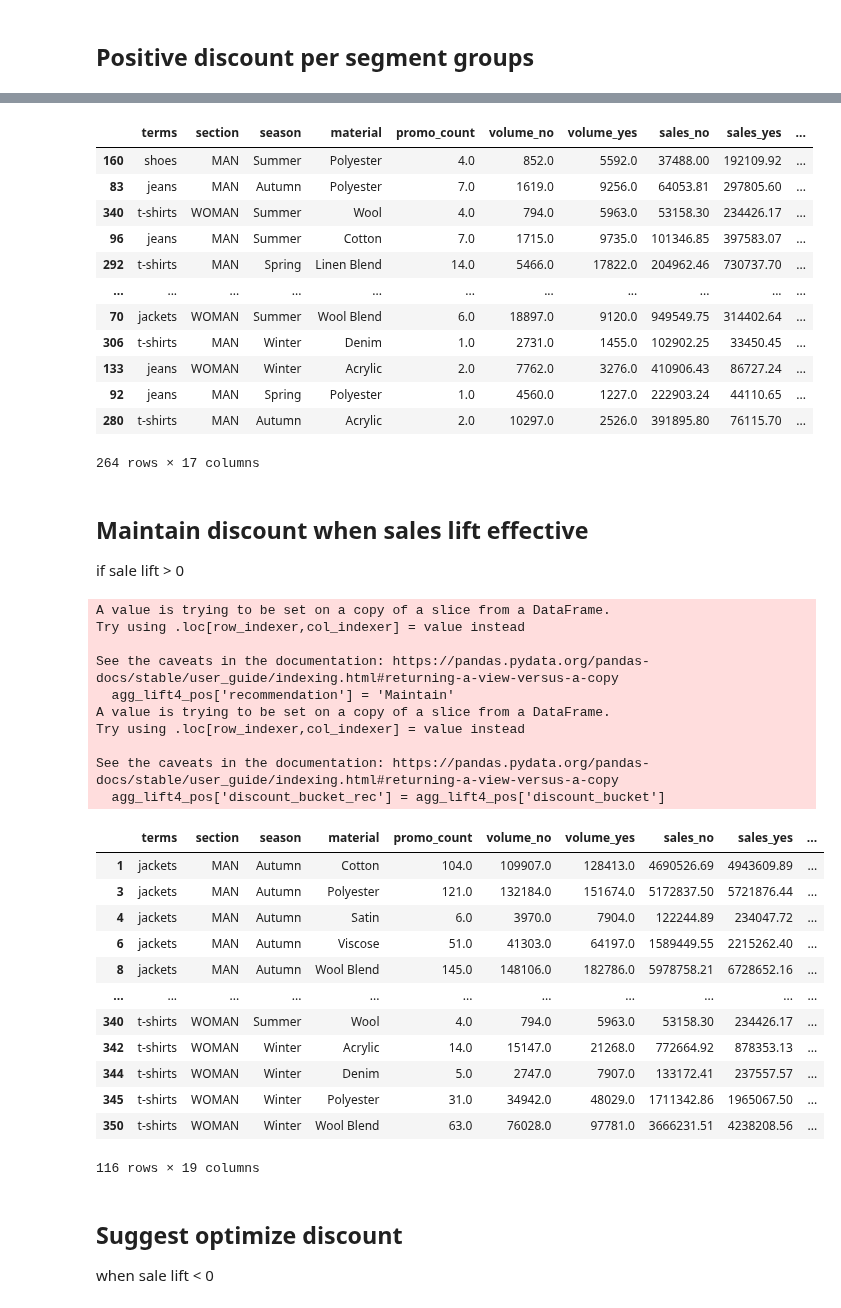
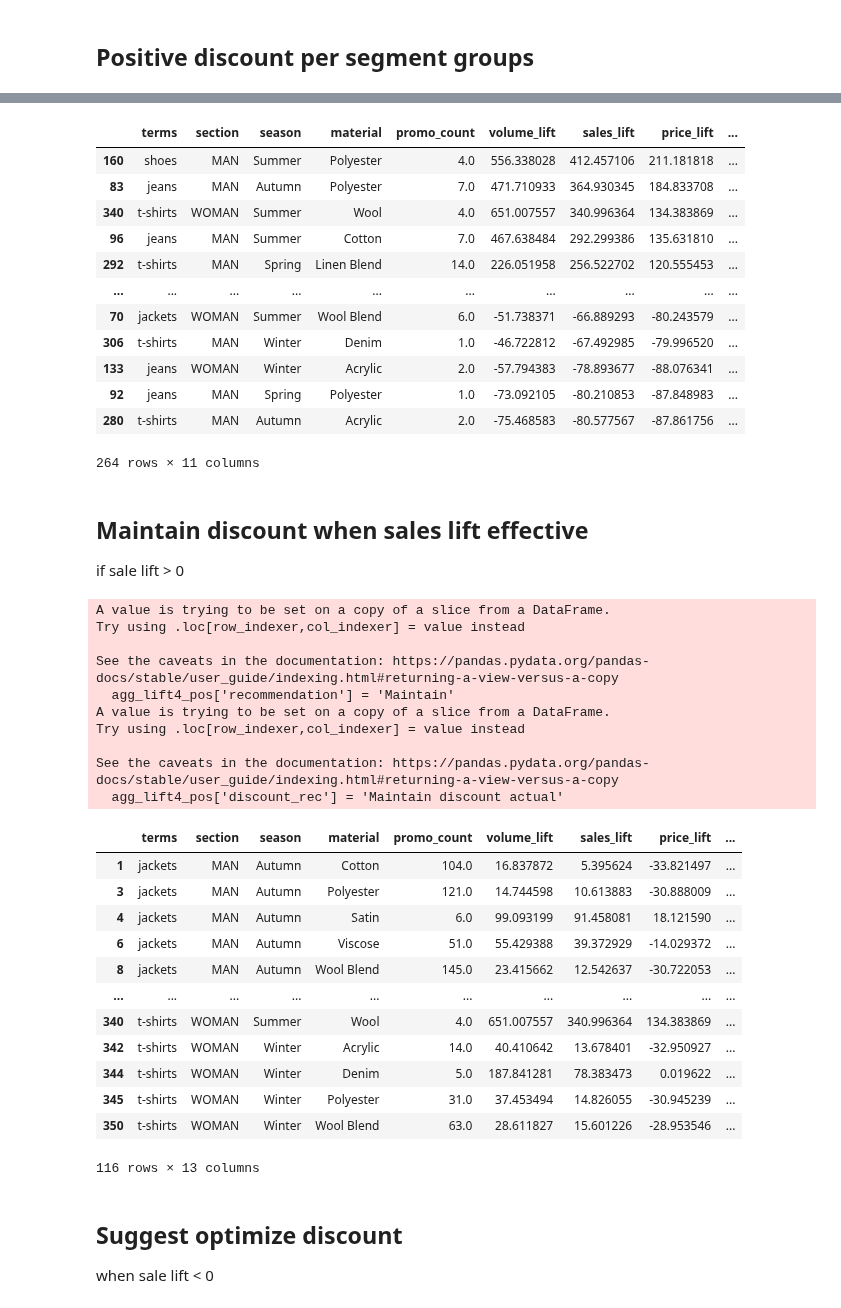
Before and after one commit to tamngm/demokit-megaverse, a Jupyter notebook: notebook/eda_marixe_zara_product_pricing.ipynb, the cells around one changed output, grey strips where cells are left out. Drawn from its saved outputs; the diff is of its cells as text; code cells hidden in the pictures.

```diff
--- a/notebook/eda_marixe_zara_product_pricing.ipynb
+++ b/notebook/eda_marixe_zara_product_pricing.ipynb
@@ -36,7 +36,7 @@ kaggle_dataset_name = "marixe/zara-sales-for-eda"
 # %% [markdown]
 # Import dataset
 # %%
-file_path = r'C:\Users\minhtam.nguyen\.cache\kagglehub\datasets\marixe\zara-sales-for-eda\versions\5\Zara_sales_EDA.csv'
+file_path = r'C:\\Users\\haiduong.nguyenle\\.cache\\kagglehub\\datasets\\marixe\\zara-sales-for-eda\\versions\\5\\Zara_sales_EDA.csv'
 
 df = pd.read_csv(file_path, delimiter=';')
 print(f'data shape: {df.shape}')
@@ -253,14 +253,17 @@ def uplift_calcul(df, promo, nonpromo):
     formule= (df[promo] - df[nonpromo]) / df[nonpromo] * 100
     return formule
 
-def df_uplift(df: pd.DataFrame, removeothercols=False):
+def df_uplift(df, removeothercol):
+
     df['volume_lift'] = uplift_calcul(df, 'volume_yes', 'volume_no')
     df['sales_lift'] = uplift_calcul(df, 'sales_yes', 'sales_no')
     df['price_lift'] = uplift_calcul(df, 'price_yes', 'price_no')
     df['discount_actual'] = 1 - ((1 + df['sales_lift']/100) / (1 + df['volume_lift']/100))
-    if removeothercols == True:
+    if removeothercol == False:
+        return df
+    else:
         df.drop(columns=['volume_no', 'volume_yes', 'sales_no', 'sales_yes', 'price_no', 'price_yes'], inplace=True)
-    return df
+        return df
 # %%
 agg_lift2 = agg_lift.groupby(by=['section', 'terms'])[['volume_no', 'volume_yes', 'sales_no', 'sales_yes', 'price_no',
        'price_yes']].sum().reset_index()
@@ -335,7 +338,7 @@ Index(['Product Position', 'terms', 'section', 'season', 'material',
 agg_lift4 = agg_lift.groupby(by=['terms', 'section', 'season', 'material'])[['promo_count', 'volume_no', 'volume_yes', 'sales_no', 'sales_yes', 'price_no',
        'price_yes']].sum().reset_index()
 
-agg_lift4 = df_uplift(agg_lift4)
+agg_lift4 = df_uplift(agg_lift4, False)
 agg_lift4 = agg_lift4.dropna()
 agg_lift4
 # %% [output]
@@ -629,52 +630,52 @@ agg_lift4
 # %%
 agg_lift4.sort_values('sales_lift', ascending=False)
 # %% [output]
-|  | terms | section | season | material | promo_count | volume_no | volume_yes | sales_no | sales_yes | ... |
-| 160 | shoes | MAN | Summer | Polyester | 4.0 | 852.0 | 5592.0 | 37488.00 | 192109.92 | ... |
-| 83 | jeans | MAN | Autumn | Polyester | 7.0 | 1619.0 | 9256.0 | 64053.81 | 297805.60 | ... |
-| 340 | t-shirts | WOMAN | Summer | Wool | 4.0 | 794.0 | 5963.0 | 53158.30 | 234426.17 | ... |
-| 96 | jeans | MAN | Summer | Cotton | 7.0 | 1715.0 | 9735.0 | 101346.85 | 397583.07 | ... |
-| 292 | t-shirts | MAN | Spring | Linen Blend | 14.0 | 5466.0 | 17822.0 | 204962.46 | 730737.70 | ... |
-| ... | ... | ... | ... | ... | ... | ... | ... | ... | ... | ... |
-| 70 | jackets | WOMAN | Summer | Wool Blend | 6.0 | 18897.0 | 9120.0 | 949549.75 | 314402.64 | ... |
-| 306 | t-shirts | MAN | Winter | Denim | 1.0 | 2731.0 | 1455.0 | 102902.25 | 33450.45 | ... |
-| 133 | jeans | WOMAN | Winter | Acrylic | 2.0 | 7762.0 | 3276.0 | 410906.43 | 86727.24 | ... |
-| 92 | jeans | MAN | Spring | Polyester | 1.0 | 4560.0 | 1227.0 | 222903.24 | 44110.65 | ... |
-| 280 | t-shirts | MAN | Autumn | Acrylic | 2.0 | 10297.0 | 2526.0 | 391895.80 | 76115.70 | ... |
+|  | terms | section | season | material | promo_count | volume_lift | sales_lift | price_lift | ... |
+| 160 | shoes | MAN | Summer | Polyester | 4.0 | 556.338028 | 412.457106 | 211.181818 | ... |
+| 83 | jeans | MAN | Autumn | Polyester | 7.0 | 471.710933 | 364.930345 | 184.833708 | ... |
+| 340 | t-shirts | WOMAN | Summer | Wool | 4.0 | 651.007557 | 340.996364 | 134.383869 | ... |
+| 96 | jeans | MAN | Summer | Cotton | 7.0 | 467.638484 | 292.299386 | 135.631810 | ... |
+| 292 | t-shirts | MAN | Spring | Linen Blend | 14.0 | 226.051958 | 256.522702 | 120.555453 | ... |
+| ... | ... | ... | ... | ... | ... | ... | ... | ... | ... |
+| 70 | jackets | WOMAN | Summer | Wool Blend | 6.0 | -51.738371 | -66.889293 | -80.243579 | ... |
+| 306 | t-shirts | MAN | Winter | Denim | 1.0 | -46.722812 | -67.492985 | -79.996520 | ... |
+| 133 | jeans | WOMAN | Winter | Acrylic | 2.0 | -57.794383 | -78.893677 | -88.076341 | ... |
+| 92 | jeans | MAN | Spring | Polyester | 1.0 | -73.092105 | -80.210853 | -87.848983 | ... |
+| 280 | t-shirts | MAN | Autumn | Acrylic | 2.0 | -75.468583 | -80.577567 | -87.861756 | ... |
-264 rows × 17 columns
+264 rows × 11 columns
 # %% [markdown]
 ## Maintain discount when sales lift effective
 if sale lift > 0
 # %%
 agg_lift4_pos = agg_lift4[(agg_lift4.sales_lift > 0)]
 agg_lift4_pos['recommendation'] = 'Maintain'
-agg_lift4_pos['discount_bucket_rec'] = agg_lift4_pos['discount_bucket']
+agg_lift4_pos['discount_rec'] = 'Maintain discount actual'
 result_pos = agg_lift4_pos
 result_pos
 # %% [output]
 A value is trying to be set on a copy of a slice from a DataFrame.
 Try using .loc[row_indexer,col_indexer] = value instead
 
 See the caveats in the documentation: https://pandas.pydata.org/pandas-docs/stable/user_guide/indexing.html#returning-a-view-versus-a-copy
   agg_lift4_pos['recommendation'] = 'Maintain'
 A value is trying to be set on a copy of a slice from a DataFrame.
 Try using .loc[row_indexer,col_indexer] = value instead
 
 See the caveats in the documentation: https://pandas.pydata.org/pandas-docs/stable/user_guide/indexing.html#returning-a-view-versus-a-copy
-  agg_lift4_pos['discount_bucket_rec'] = agg_lift4_pos['discount_bucket']
+  agg_lift4_pos['discount_rec'] = 'Maintain discount actual'
-|  | terms | section | season | material | promo_count | volume_no | volume_yes | sales_no | sales_yes | ... |
-| 1 | jackets | MAN | Autumn | Cotton | 104.0 | 109907.0 | 128413.0 | 4690526.69 | 4943609.89 | ... |
-| 3 | jackets | MAN | Autumn | Polyester | 121.0 | 132184.0 | 151674.0 | 5172837.50 | 5721876.44 | ... |
-| 4 | jackets | MAN | Autumn | Satin | 6.0 | 3970.0 | 7904.0 | 122244.89 | 234047.72 | ... |
-| 6 | jackets | MAN | Autumn | Viscose | 51.0 | 41303.0 | 64197.0 | 1589449.55 | 2215262.40 | ... |
-| 8 | jackets | MAN | Autumn | Wool Blend | 145.0 | 148106.0 | 182786.0 | 5978758.21 | 6728652.16 | ... |
-| ... | ... | ... | ... | ... | ... | ... | ... | ... | ... | ... |
-| 340 | t-shirts | WOMAN | Summer | Wool | 4.0 | 794.0 | 5963.0 | 53158.30 | 234426.17 | ... |
-| 342 | t-shirts | WOMAN | Winter | Acrylic | 14.0 | 15147.0 | 21268.0 | 772664.92 | 878353.13 | ... |
-| 344 | t-shirts | WOMAN | Winter | Denim | 5.0 | 2747.0 | 7907.0 | 133172.41 | 237557.57 | ... |
-| 345 | t-shirts | WOMAN | Winter | Polyester | 31.0 | 34942.0 | 48029.0 | 1711342.86 | 1965067.50 | ... |
-| 350 | t-shirts | WOMAN | Winter | Wool Blend | 63.0 | 76028.0 | 97781.0 | 3666231.51 | 4238208.56 | ... |
+|  | terms | section | season | material | promo_count | volume_lift | sales_lift | price_lift | ... |
+| 1 | jackets | MAN | Autumn | Cotton | 104.0 | 16.837872 | 5.395624 | -33.821497 | ... |
+| 3 | jackets | MAN | Autumn | Polyester | 121.0 | 14.744598 | 10.613883 | -30.888009 | ... |
+| 4 | jackets | MAN | Autumn | Satin | 6.0 | 99.093199 | 91.458081 | 18.121590 | ... |
+| 6 | jackets | MAN | Autumn | Viscose | 51.0 | 55.429388 | 39.372929 | -14.029372 | ... |
+| 8 | jackets | MAN | Autumn | Wool Blend | 145.0 | 23.415662 | 12.542637 | -30.722053 | ... |
+| ... | ... | ... | ... | ... | ... | ... | ... | ... | ... |
+| 340 | t-shirts | WOMAN | Summer | Wool | 4.0 | 651.007557 | 340.996364 | 134.383869 | ... |
+| 342 | t-shirts | WOMAN | Winter | Acrylic | 14.0 | 40.410642 | 13.678401 | -32.950927 | ... |
+| 344 | t-shirts | WOMAN | Winter | Denim | 5.0 | 187.841281 | 78.383473 | 0.019622 | ... |
+| 345 | t-shirts | WOMAN | Winter | Polyester | 31.0 | 37.453494 | 14.826055 | -30.945239 | ... |
+| 350 | t-shirts | WOMAN | Winter | Wool Blend | 63.0 | 28.611827 | 15.601226 | -28.953546 | ... |
-116 rows × 19 columns
+116 rows × 13 columns
 # %% [markdown]
 ## Suggest optimize discount
 when sale lift < 0
```
Also changed, not shown: parts of 33 cells of this notebook.
